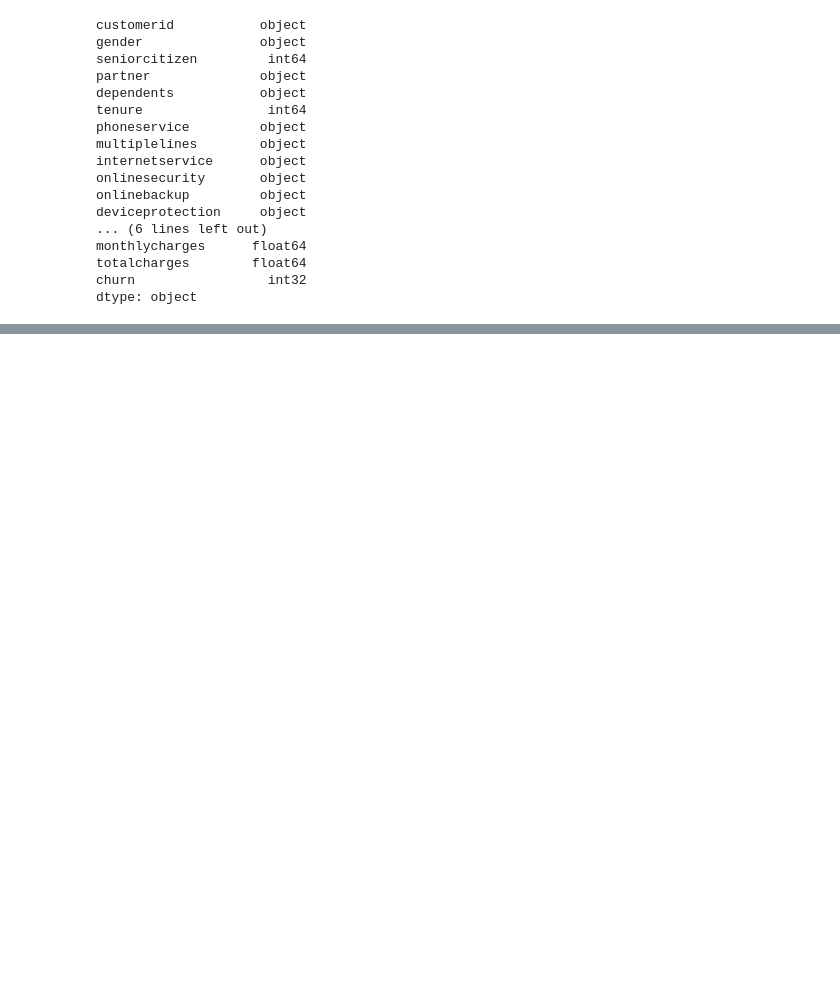
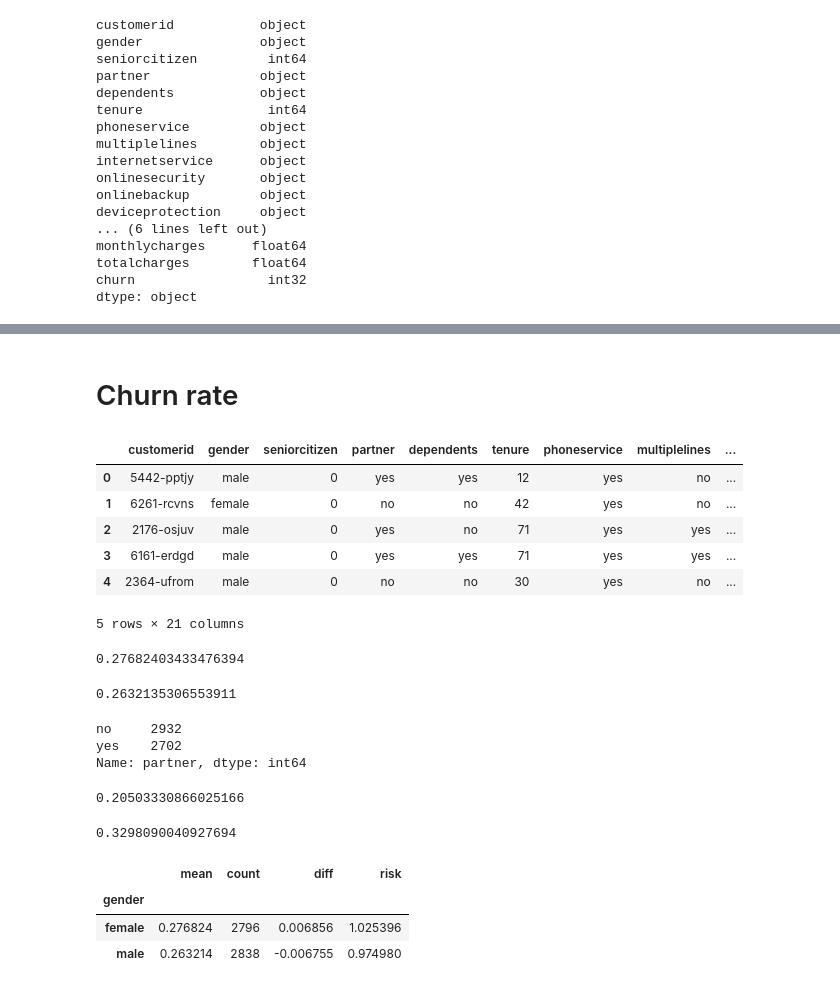
Before and after one commit to ugoswami11/ml-course-bootcamp, a Jupyter notebook: notebooks/telco-customer-churn.ipynb, the cells around one changed output, grey strips where cells are left out. Drawn from its saved outputs; the diff is of its cells as text; code cells hidden in the pictures; blank space fills up the shorter version.

```diff
--- a/notebooks/telco-customer-churn.ipynb
+++ b/notebooks/telco-customer-churn.ipynb
@@ -251 +250,21 @@ churn               2
 dtype: int64
+# %% [markdown]
+# Churn rate
+# %%
+df_full_train.head()
+# %% [output]
+|  | customerid | gender | seniorcitizen | partner | dependents | tenure | phoneservice | multiplelines | ... |
+| 0 | 5442-pptjy | male | 0 | yes | yes | 12 | yes | no | ... |
+| 1 | 6261-rcvns | female | 0 | no | no | 42 | yes | no | ... |
+| 2 | 2176-osjuv | male | 0 | yes | no | 71 | yes | yes | ... |
+| 3 | 6161-erdgd | male | 0 | yes | yes | 71 | yes | yes | ... |
+| 4 | 2364-ufrom | male | 0 | no | no | 30 | yes | no | ... |
+5 rows × 21 columns
+# %%
+df_full_train[df_full_train.gender == 'female'].churn.mean()
+# %% [output]
+0.27682403433476394
+# %%
+df_full_train[df_full_train.gender == 'male'].churn.mean()
+# %% [output]
+0.2632135306553911
@@ -251,0 +273,14 @@ dtype: int64
+# %%
+df_full_train.partner.value_counts()
+# %% [output]
+no     2932
+yes    2702
+Name: partner, dtype: int64
+# %%
+df_full_train[df_full_train.partner == 'yes'].churn.mean()
+# %% [output]
+0.20503330866025166
+# %%
+df_full_train[df_full_train.partner == 'no'].churn.mean()
+# %% [output]
+0.3298090040927694
@@ -251,0 +291,7 @@ dtype: int64
+# %%
+df_group
+# %% [output]
+|  | mean | count | diff | risk |
+| gender |  |  |  |  |
+| female | 0.276824 | 2796 | 0.006856 | 1.025396 |
+| male | 0.263214 | 2838 | -0.006755 | 0.974980 |
```
Also changed, not shown: parts of 15 cells of this notebook, 1 other file.
